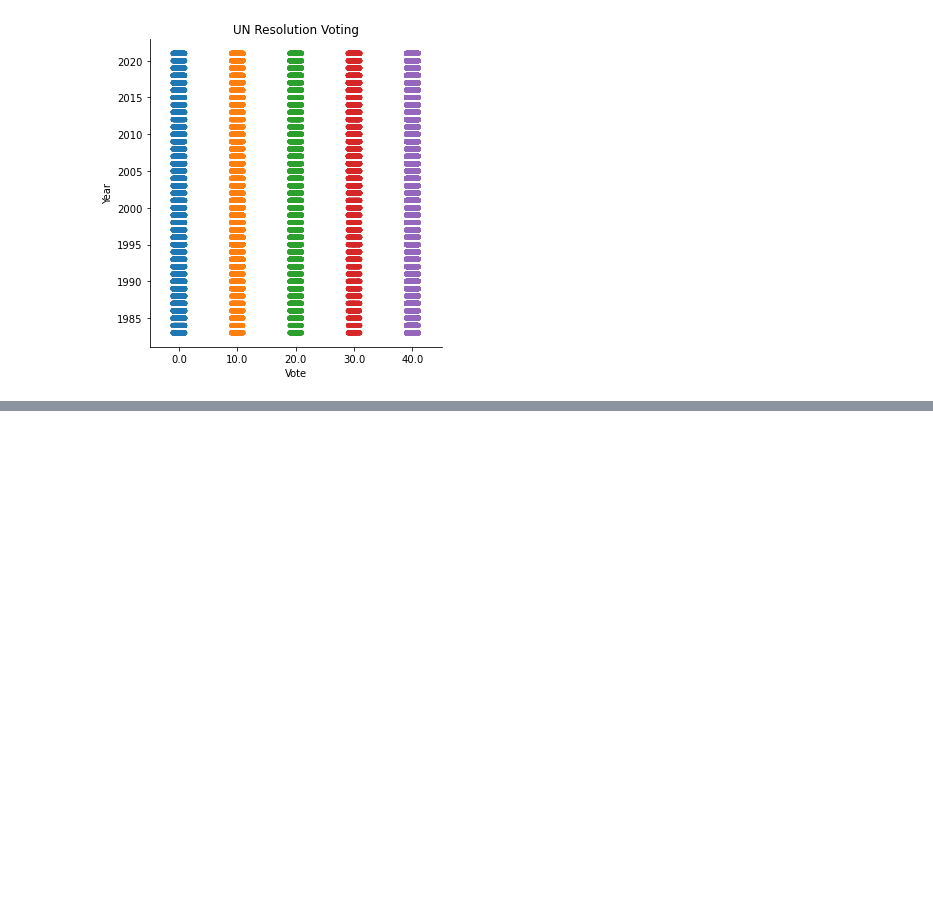
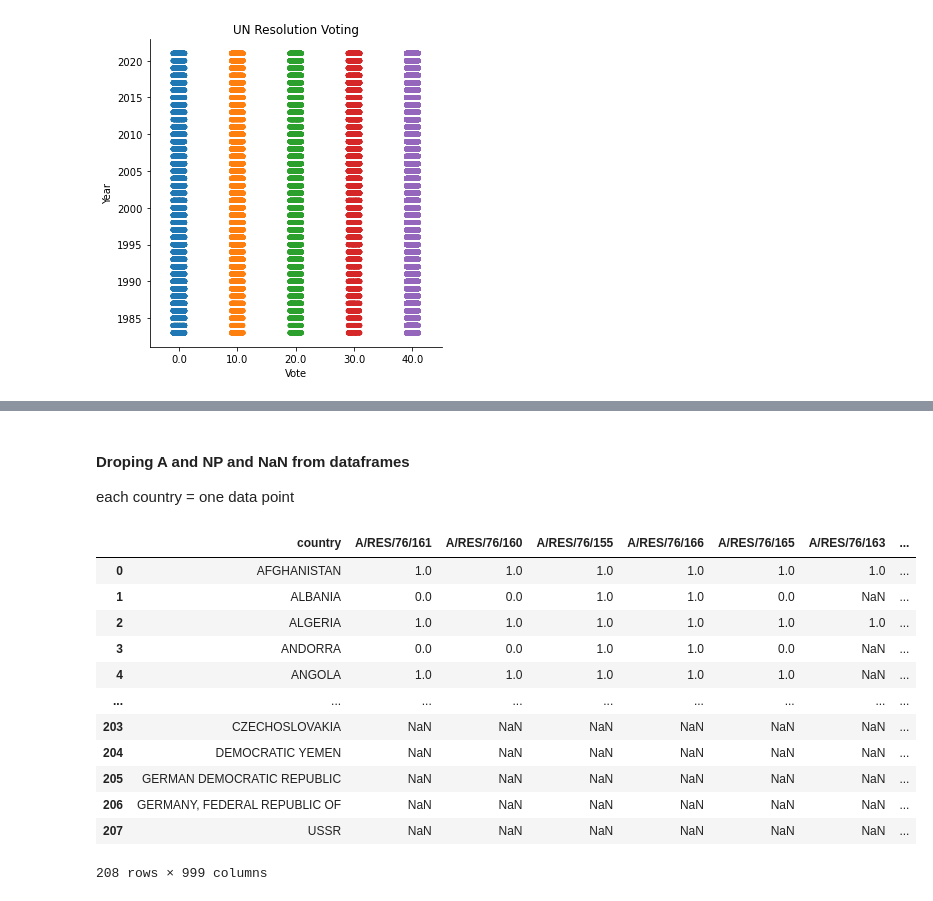
Before and after one commit to lbrown98/un-voting-patterns, a Jupyter notebook: k-means_cluster_analysis.ipynb, the cells around one changed output, grey strips where cells are left out. Cells and saved outputs as stored; diff of their text form; code cells hidden in the pictures; blank space fills up the shorter version.

```diff
--- a/k-means_cluster_analysis.ipynb
+++ b/k-means_cluster_analysis.ipynb
@@ -185,0 +320,30 @@ ValueError: The truth value of a Series is ambiguous. Use a.empty, a.bool(), a.i
+# %% [markdown]
+#### Droping A and NP and NaN from dataframes
+
+each country = one data point
+# %%
+
+dropped_votes_df = votes_df.replace('Y', 1)
+dropped_votes_df = dropped_votes_df.replace('N', 0)
+dropped_votes_df = dropped_votes_df.replace('A', np.NaN)
+dropped_votes_df = dropped_votes_df.replace('NP', np.NaN)
+# scat2_df = scat2_df.fillna(0) # NaN = 0
+
+display(dropped_votes_df)
+
+# sorted_res_ID has all res sorted by year
+# put res of every 5 years in an array like
+# %% [output]
+|  | country | A/RES/76/161 | A/RES/76/160 | A/RES/76/155 | A/RES/76/166 | A/RES/76/165 | A/RES/76/163 | ... |
+| 0 | AFGHANISTAN | 1.0 | 1.0 | 1.0 | 1.0 | 1.0 | 1.0 | ... |
+| 1 | ALBANIA | 0.0 | 0.0 | 1.0 | 1.0 | 0.0 | NaN | ... |
+| 2 | ALGERIA | 1.0 | 1.0 | 1.0 | 1.0 | 1.0 | 1.0 | ... |
+| 3 | ANDORRA | 0.0 | 0.0 | 1.0 | 1.0 | 0.0 | NaN | ... |
+| 4 | ANGOLA | 1.0 | 1.0 | 1.0 | 1.0 | 1.0 | NaN | ... |
+| ... | ... | ... | ... | ... | ... | ... | ... | ... |
+| 203 | CZECHOSLOVAKIA | NaN | NaN | NaN | NaN | NaN | NaN | ... |
+| 204 | DEMOCRATIC YEMEN | NaN | NaN | NaN | NaN | NaN | NaN | ... |
+| 205 | GERMAN DEMOCRATIC REPUBLIC | NaN | NaN | NaN | NaN | NaN | NaN | ... |
+| 206 | GERMANY, FEDERAL REPUBLIC OF | NaN | NaN | NaN | NaN | NaN | NaN | ... |
+| 207 | USSR | NaN | NaN | NaN | NaN | NaN | NaN | ... |
+208 rows × 999 columns
```
Also changed, not shown: parts of 17 cells of this notebook.
